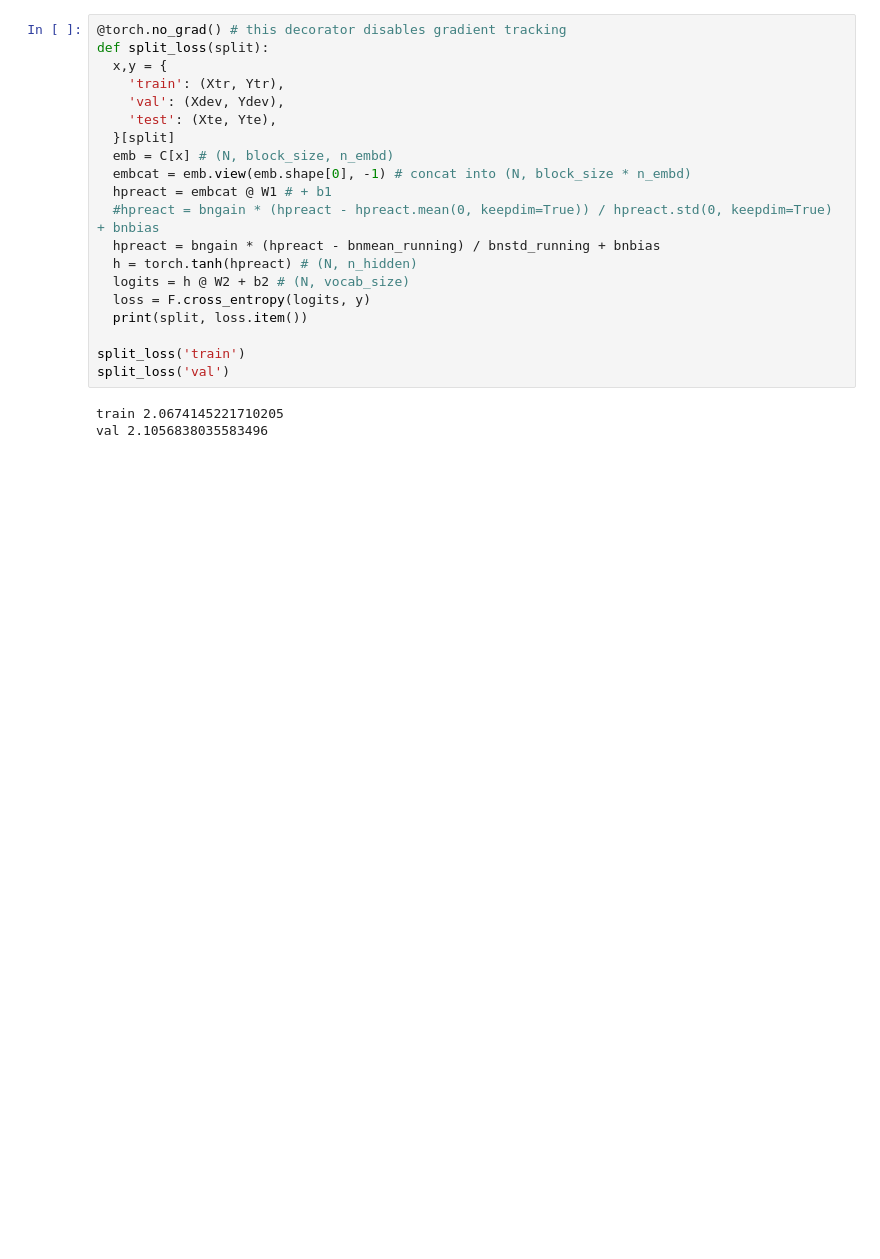
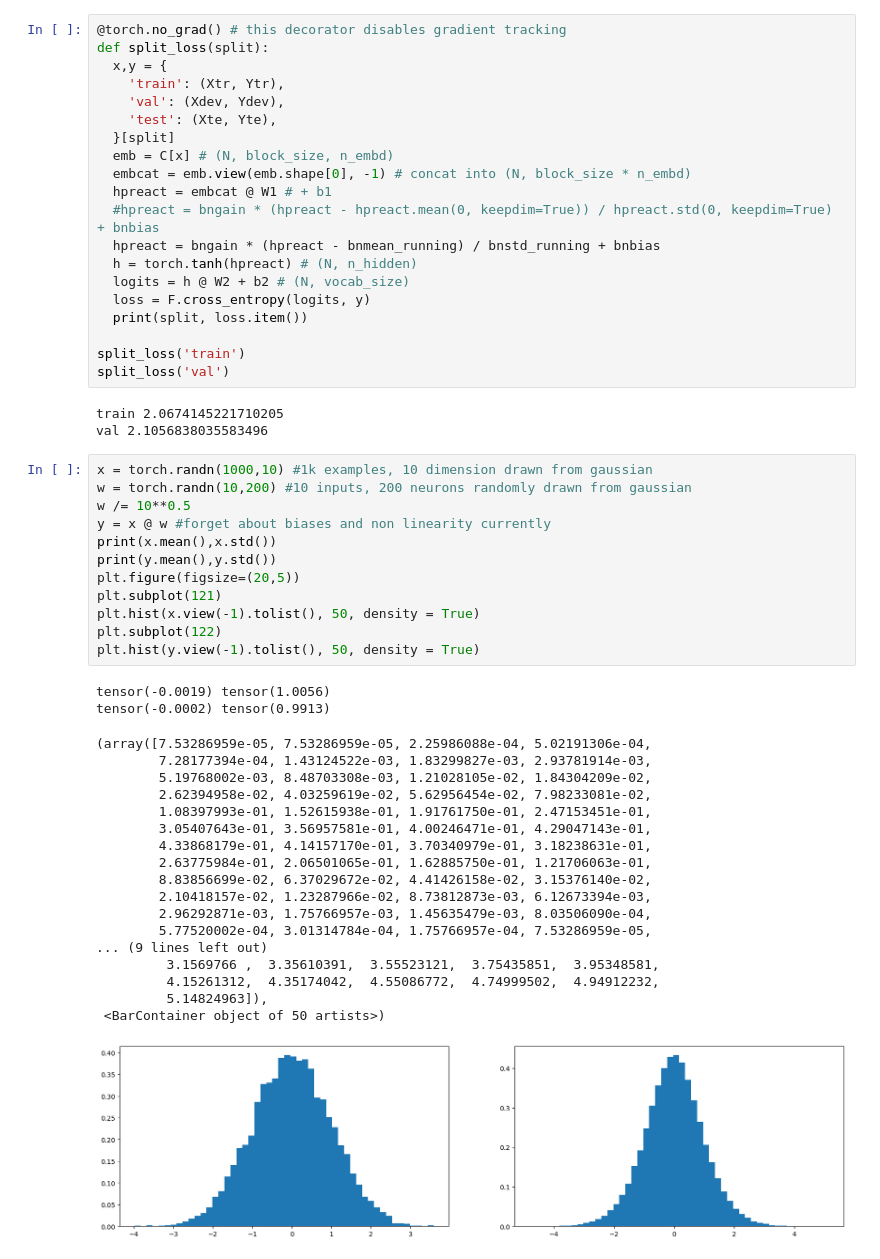
Before and after one commit to AbhijeetShk/NeuralNuts, a Jupyter notebook: working_with_language/mlp_batchnorm.ipynb, the cells around one changed output. Drawn from its saved outputs; the diff is of its cells as text; blank space fills up the shorter version.

```diff
--- a/working_with_language/mlp_batchnorm.ipynb
+++ b/working_with_language/mlp_batchnorm.ipynb
@@ -203,3 +212,36 @@ split_loss('val')
 # %% [output]
 train 2.0674145221710205
 val 2.1056838035583496
+# %%
+x = torch.randn(1000,10) #1k examples, 10 dimension drawn from gaussian
+w = torch.randn(10,200) #10 inputs, 200 neurons randomly drawn from gaussian
+w /= 10**0.5
+y = x @ w #forget about biases and non linearity currently
+print(x.mean(),x.std())
+print(y.mean(),y.std())
+plt.figure(figsize=(20,5))
+plt.subplot(121)
+plt.hist(x.view(-1).tolist(), 50, density = True)
+plt.subplot(122)
+plt.hist(y.view(-1).tolist(), 50, density = True)
+# %% [output]
+tensor(-0.0019) tensor(1.0056)
+tensor(-0.0002) tensor(0.9913)
+(array([7.53286959e-05, 7.53286959e-05, 2.25986088e-04, 5.02191306e-04,
+        7.28177394e-04, 1.43124522e-03, 1.83299827e-03, 2.93781914e-03,
+        5.19768002e-03, 8.48703308e-03, 1.21028105e-02, 1.84304209e-02,
+        2.62394958e-02, 4.03259619e-02, 5.62956454e-02, 7.98233081e-02,
+        1.08397993e-01, 1.52615938e-01, 1.91761750e-01, 2.47153451e-01,
+        3.05407643e-01, 3.56957581e-01, 4.00246471e-01, 4.29047143e-01,
+        4.33868179e-01, 4.14157170e-01, 3.70340979e-01, 3.18238631e-01,
+        2.63775984e-01, 2.06501065e-01, 1.62885750e-01, 1.21706063e-01,
+        8.83856699e-02, 6.37029672e-02, 4.41426158e-02, 3.15376140e-02,
+        2.10418157e-02, 1.23287966e-02, 8.73812873e-03, 6.12673394e-03,
+        2.96292871e-03, 1.75766957e-03, 1.45635479e-03, 8.03506090e-04,
+        5.77520002e-04, 3.01314784e-04, 1.75766957e-04, 7.53286959e-05,
+... (9 lines left out)
+         3.1569766 ,  3.35610391,  3.55523121,  3.75435851,  3.95348581,
+         4.15261312,  4.35174042,  4.55086772,  4.74999502,  4.94912232,
+         5.14824963]),
+ <BarContainer object of 50 artists>)
+[figure, added]
```
Also changed, not shown: parts of 3 cells of this notebook.
